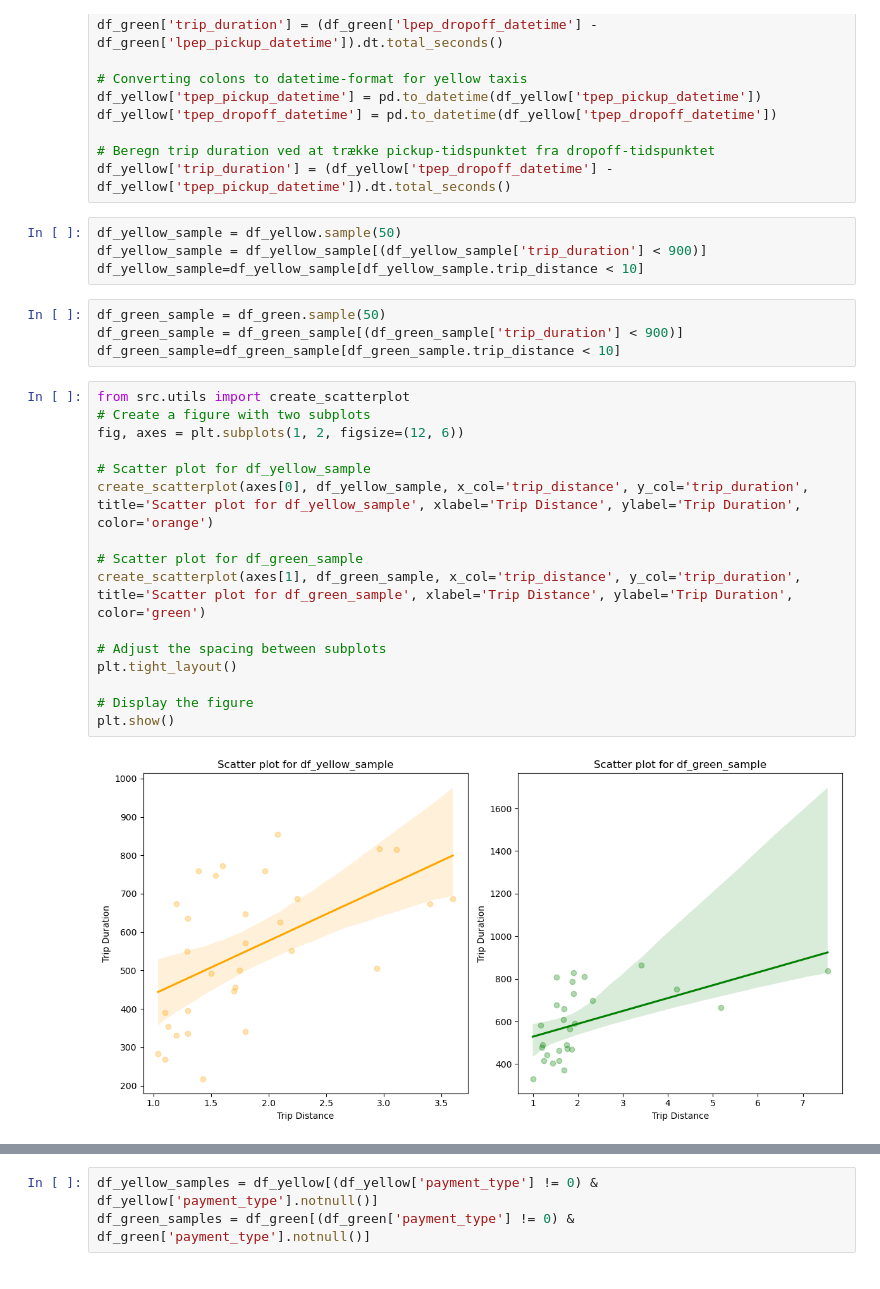
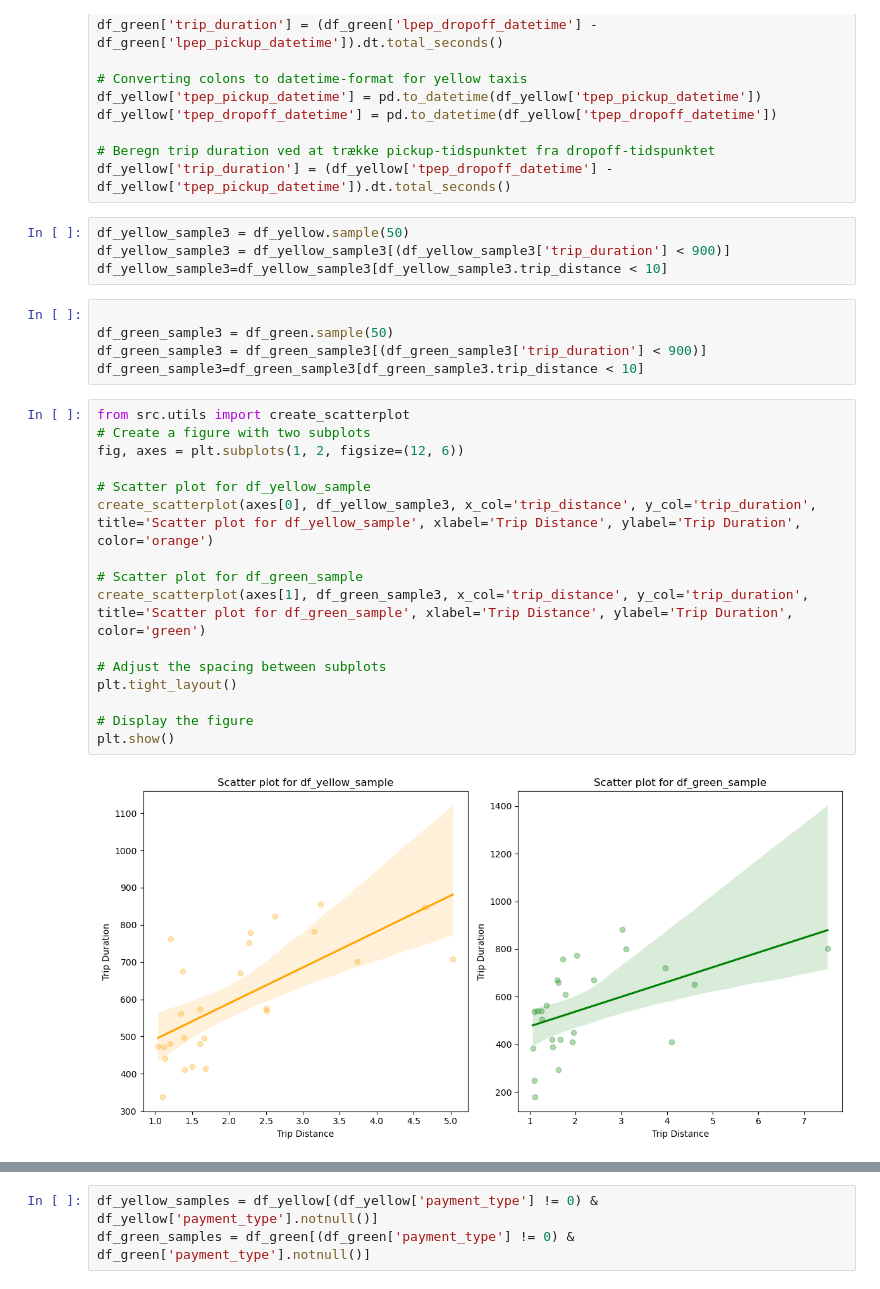
Before and after one commit to fred248h/62444-DVA, a Jupyter notebook: 4.ipynb, the cells around one changed output, grey strips where cells are left out. Saved outputs shown, nothing was run; the diff lists cells and outputs as text.

```diff
--- a/4.ipynb
+++ b/4.ipynb
@@ -286,31 +288,32 @@ df_yellow['tpep_dropoff_datetime'] = pd.to_datetime(df_yellow['tpep_dropoff_date
 # Beregn trip duration ved at trække pickup-tidspunktet fra dropoff-tidspunktet
 df_yellow['trip_duration'] = (df_yellow['tpep_dropoff_datetime'] - df_yellow['tpep_pickup_datetime']).dt.total_seconds()
 # %%
-df_yellow_sample = df_yellow.sample(50)
-df_yellow_sample = df_yellow_sample[(df_yellow_sample['trip_duration'] < 900)]
-df_yellow_sample=df_yellow_sample[df_yellow_sample.trip_distance < 10]
+df_yellow_sample3 = df_yellow.sample(50)
+df_yellow_sample3 = df_yellow_sample3[(df_yellow_sample3['trip_duration'] < 900)]
+df_yellow_sample3=df_yellow_sample3[df_yellow_sample3.trip_distance < 10]
 # %%
-df_green_sample = df_green.sample(50)
-df_green_sample = df_green_sample[(df_green_sample['trip_duration'] < 900)]
-df_green_sample=df_green_sample[df_green_sample.trip_distance < 10]
+
+df_green_sample3 = df_green.sample(50)
+df_green_sample3 = df_green_sample3[(df_green_sample3['trip_duration'] < 900)]
+df_green_sample3=df_green_sample3[df_green_sample3.trip_distance < 10]
 # %%
 from src.utils import create_scatterplot
 # Create a figure with two subplots
 fig, axes = plt.subplots(1, 2, figsize=(12, 6))
 
 # Scatter plot for df_yellow_sample
-create_scatterplot(axes[0], df_yellow_sample, x_col='trip_distance', y_col='trip_duration', title='Scatter plot for df_yellow_sample', xlabel='Trip Distance', ylabel='Trip Duration', color='orange')
+create_scatterplot(axes[0], df_yellow_sample3, x_col='trip_distance', y_col='trip_duration', title='Scatter plot for df_yellow_sample', xlabel='Trip Distance', ylabel='Trip Duration', color='orange')
 
 # Scatter plot for df_green_sample
-create_scatterplot(axes[1], df_green_sample, x_col='trip_distance', y_col='trip_duration', title='Scatter plot for df_green_sample', xlabel='Trip Distance', ylabel='Trip Duration', color='green')
+create_scatterplot(axes[1], df_green_sample3, x_col='trip_distance', y_col='trip_duration', title='Scatter plot for df_green_sample', xlabel='Trip Distance', ylabel='Trip Duration', color='green')
 
 # Adjust the spacing between subplots
 plt.tight_layout()
 
 # Display the figure
 plt.show()
 # %% [output]
-[figure, old version]
+[figure, new version]
 # %%
 import numpy as np
 # Calculate the correlation coefficient for df_green_sample
```
Also changed, not shown: parts of 20 cells of this notebook, 1 other file.
